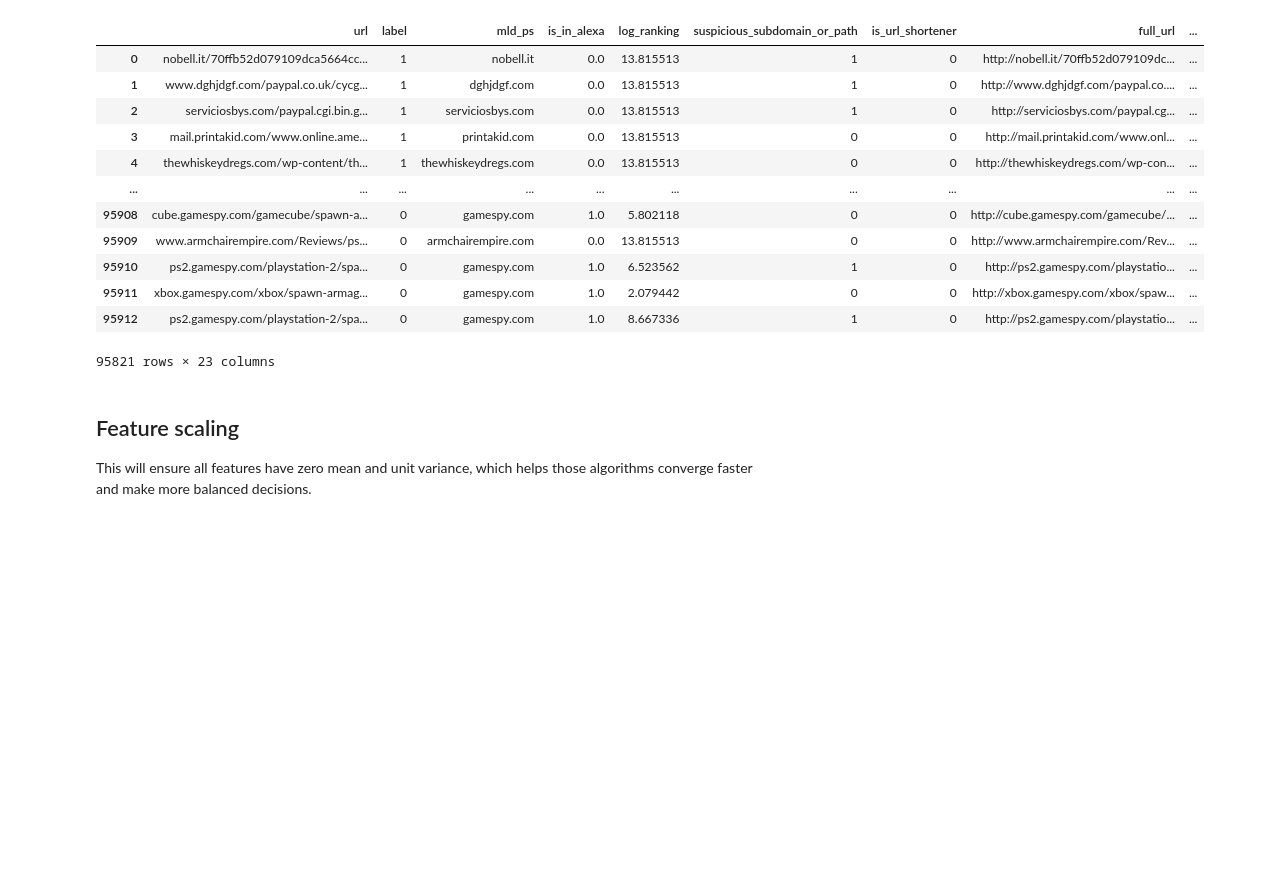
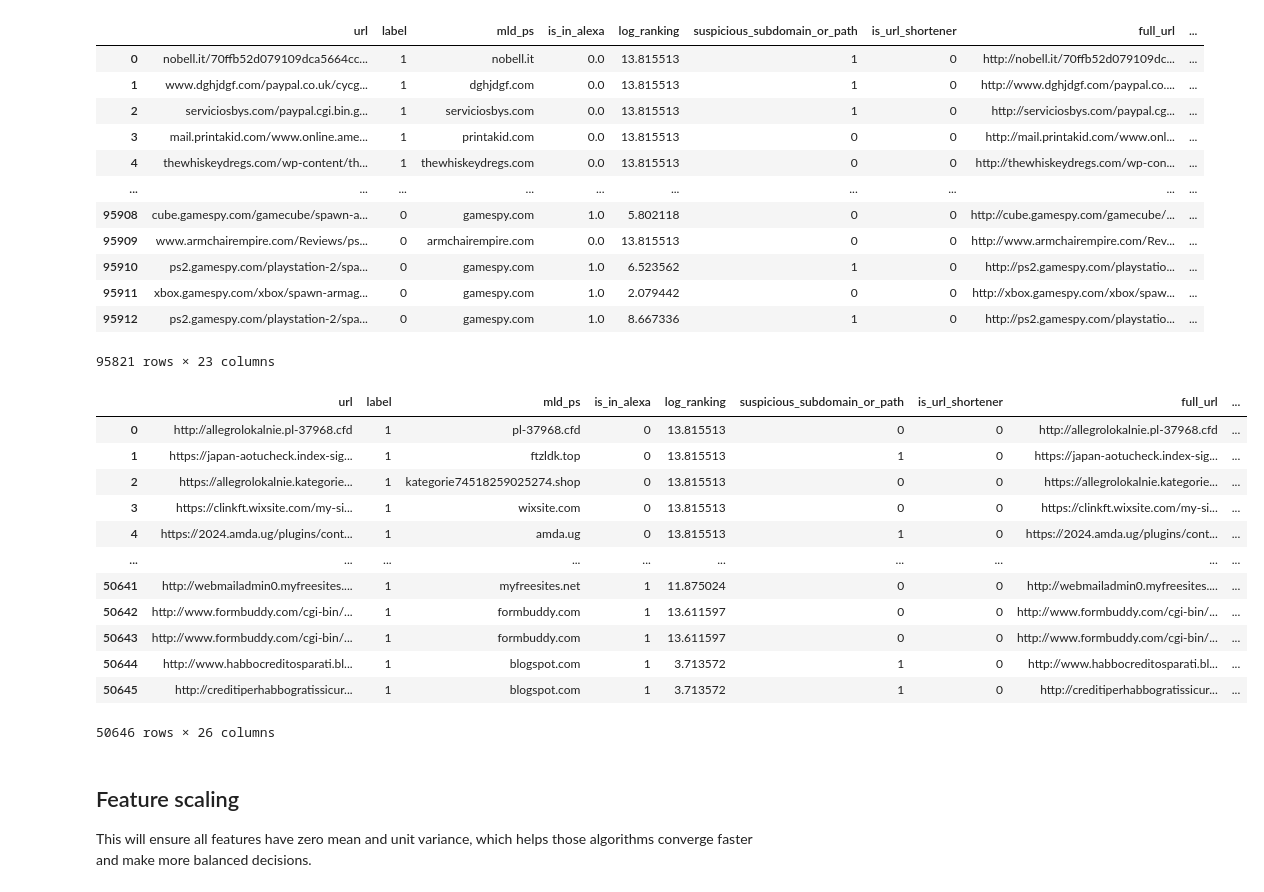
Before and after one commit to polinacsv/phishing_URL_detection, a Jupyter notebook: notebooks/03_model_baseline.ipynb, the cells around one changed output. Saved outputs shown, nothing was run; the diff lists cells and outputs as text; code cells hidden in the pictures; blank space fills up the shorter version.

```diff
--- a/notebooks/03_model_baseline.ipynb
+++ b/notebooks/03_model_baseline.ipynb
@@ -1426,3 +1426,19 @@ df_storm_feat
 # %%
 # Save the cleaned and feature-enriched dataset
 df_storm_feat.to_csv("../data/df_storm_feat.csv", index=False)
+# %%
+df_tank_feat
+# %% [output]
+|  | url | label | mld_ps | is_in_alexa | log_ranking | suspicious_subdomain_or_path | is_url_shortener | full_url | ... |
+| 0 | http://allegrolokalnie.pl-37968.cfd | 1 | pl-37968.cfd | 0 | 13.815513 | 0 | 0 | http://allegrolokalnie.pl-37968.cfd | ... |
+| 1 | https://japan-aotucheck.index-sig... | 1 | ftzldk.top | 0 | 13.815513 | 1 | 0 | https://japan-aotucheck.index-sig... | ... |
+| 2 | https://allegrolokalnie.kategorie... | 1 | kategorie74518259025274.shop | 0 | 13.815513 | 0 | 0 | https://allegrolokalnie.kategorie... | ... |
+| 3 | https://clinkft.wixsite.com/my-si... | 1 | wixsite.com | 0 | 13.815513 | 0 | 0 | https://clinkft.wixsite.com/my-si... | ... |
+| 4 | https://2024.amda.ug/plugins/cont... | 1 | amda.ug | 0 | 13.815513 | 1 | 0 | https://2024.amda.ug/plugins/cont... | ... |
+| ... | ... | ... | ... | ... | ... | ... | ... | ... | ... |
+| 50641 | http://webmailadmin0.myfreesites.... | 1 | myfreesites.net | 1 | 11.875024 | 0 | 0 | http://webmailadmin0.myfreesites.... | ... |
+| 50642 | http://www.formbuddy.com/cgi-bin/... | 1 | formbuddy.com | 1 | 13.611597 | 0 | 0 | http://www.formbuddy.com/cgi-bin/... | ... |
+| 50643 | http://www.formbuddy.com/cgi-bin/... | 1 | formbuddy.com | 1 | 13.611597 | 0 | 0 | http://www.formbuddy.com/cgi-bin/... | ... |
+| 50644 | http://www.habbocreditosparati.bl... | 1 | blogspot.com | 1 | 3.713572 | 1 | 0 | http://www.habbocreditosparati.bl... | ... |
+| 50645 | http://creditiperhabbogratissicur... | 1 | blogspot.com | 1 | 3.713572 | 1 | 0 | http://creditiperhabbogratissicur... | ... |
+50646 rows × 26 columns
```
Also changed, not shown: parts of 1 cell of this notebook, 2 other files.
